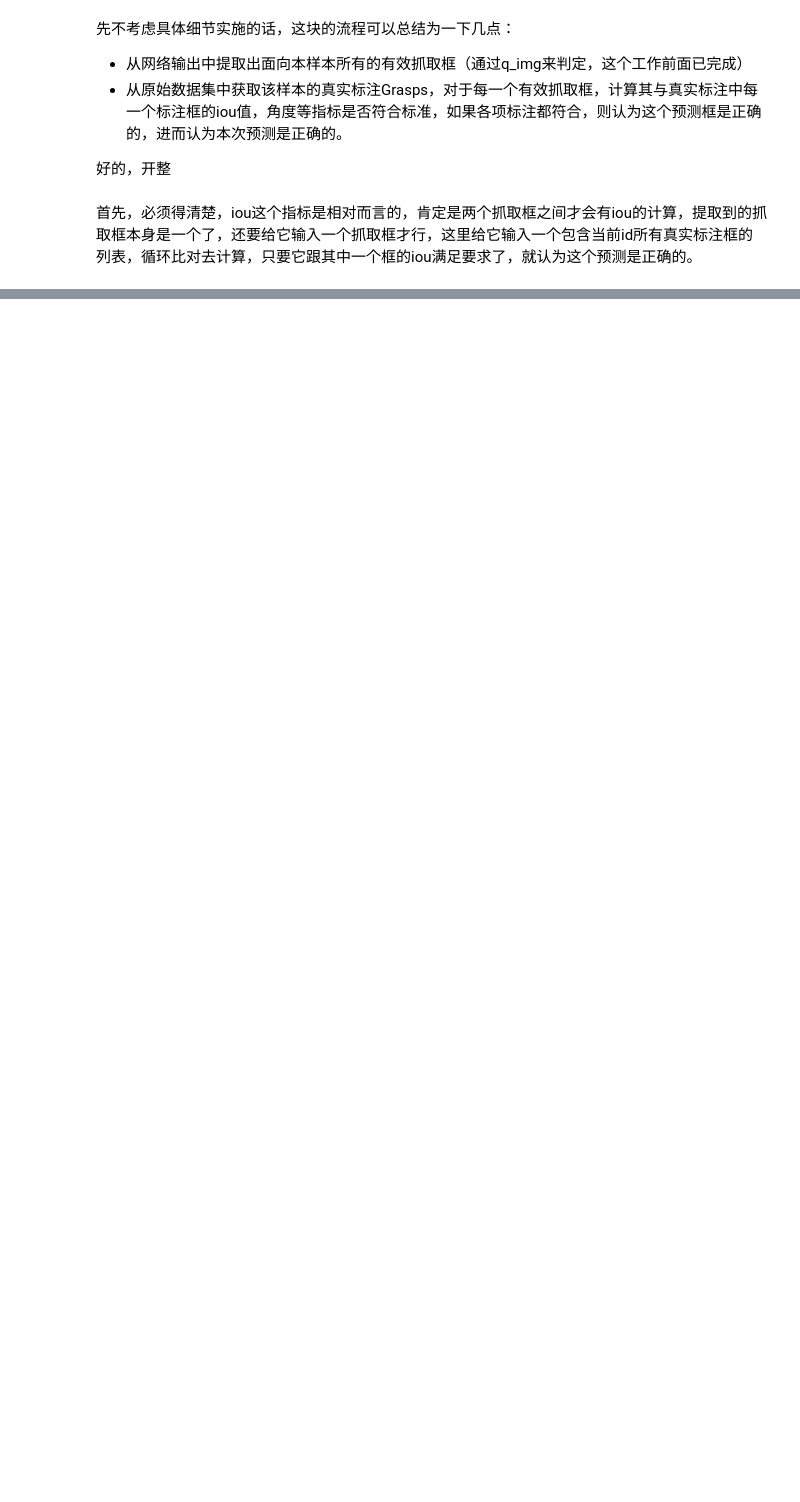
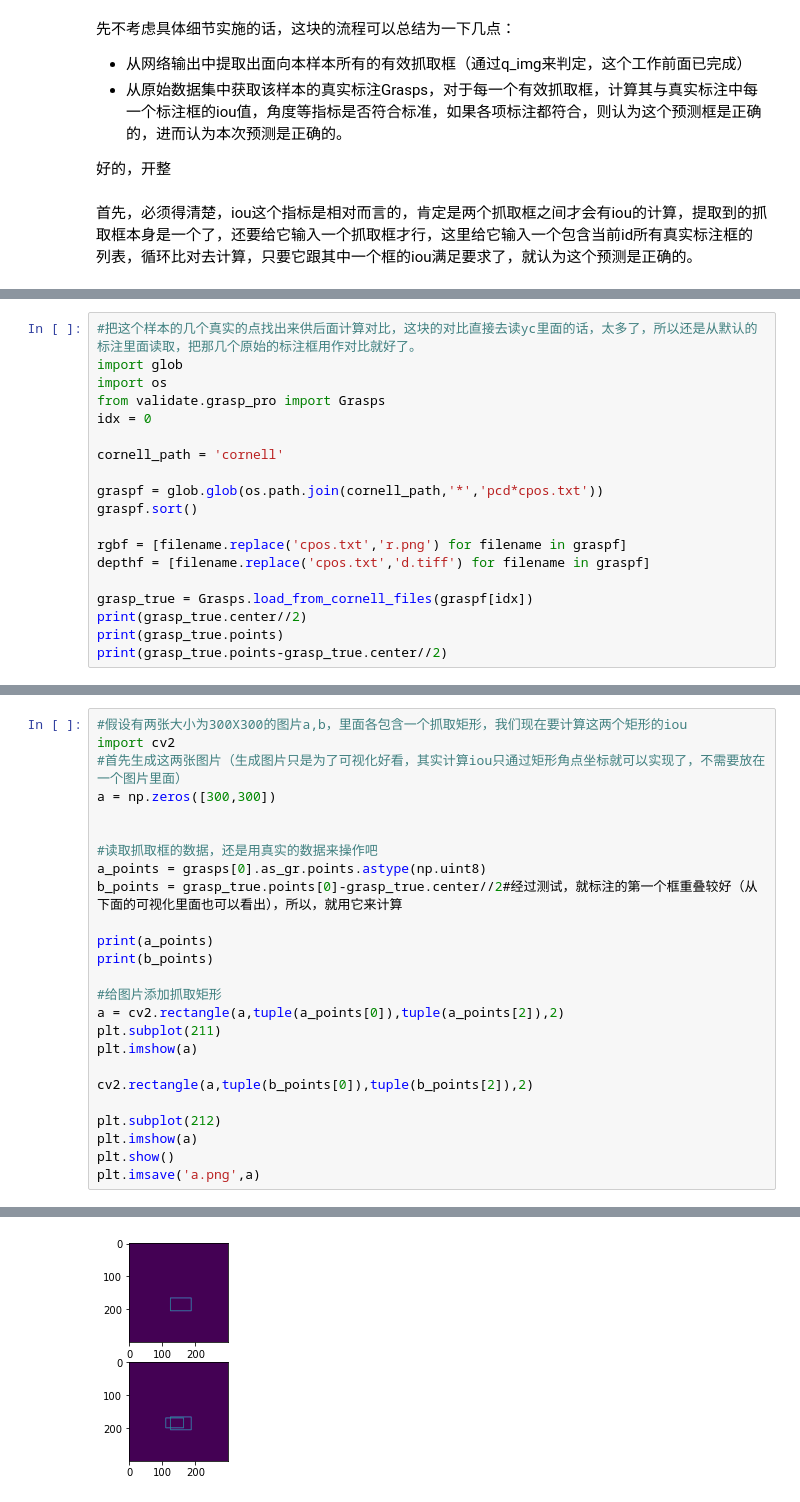
Before and after one commit to OneOneLiu/ggcnn_cornell_dataset, a Jupyter notebook: validate.ipynb, the cells around one changed output, grey strips where cells are left out. Saved outputs shown, nothing was run; the diff lists cells and outputs as text; blank space fills up the shorter version.

```diff
--- a/validate.ipynb
+++ b/validate.ipynb
@@ -274,0 +269,19 @@ print(grasps[0].length)
+# %%
+#把这个样本的几个真实的点找出来供后面计算对比，这块的对比直接去读yc里面的话，太多了，所以还是从默认的标注里面读取，把那几个原始的标注框用作对比就好了。
+import glob
+import os
+from validate.grasp_pro import Grasps
+idx = 0
+
+cornell_path = 'cornell'
+
+graspf = glob.glob(os.path.join(cornell_path,'*','pcd*cpos.txt'))
+graspf.sort()
+
+rgbf = [filename.replace('cpos.txt','r.png') for filename in graspf]
+depthf = [filename.replace('cpos.txt','d.tiff') for filename in graspf]
+
+grasp_true = Grasps.load_from_cornell_files(graspf[idx])
+print(grasp_true.center//2)
+print(grasp_true.points)
+print(grasp_true.points-grasp_true.center//2)
@@ -274,0 +306,26 @@ print(grasps[0].length)
+# %%
+#假设有两张大小为300X300的图片a,b，里面各包含一个抓取矩形，我们现在要计算这两个矩形的iou
+import cv2
+#首先生成这两张图片（生成图片只是为了可视化好看，其实计算iou只通过矩形角点坐标就可以实现了，不需要放在一个图片里面）
+a = np.zeros([300,300])
+
+
+#读取抓取框的数据，还是用真实的数据来操作吧
+a_points = grasps[0].as_gr.points.astype(np.uint8)
+b_points = grasp_true.points[0]-grasp_true.center//2#经过测试，就标注的第一个框重叠较好（从下面的可视化里面也可以看出），所以，就用它来计算
+
+print(a_points)
+print(b_points)
+
+#给图片添加抓取矩形
+a = cv2.rectangle(a,tuple(a_points[0]),tuple(a_points[2]),2)
+plt.subplot(211)
+plt.imshow(a)
+
+cv2.rectangle(a,tuple(b_points[0]),tuple(b_points[2]),2)
+
+plt.subplot(212)
+plt.imshow(a)
+plt.show()
+plt.imsave('a.png',a)
+# %% [output]
@@ -274,0 +341 @@ print(grasps[0].length)
+[figure, added]
```
Also changed, not shown: parts of 22 cells of this notebook, 3 other files.
